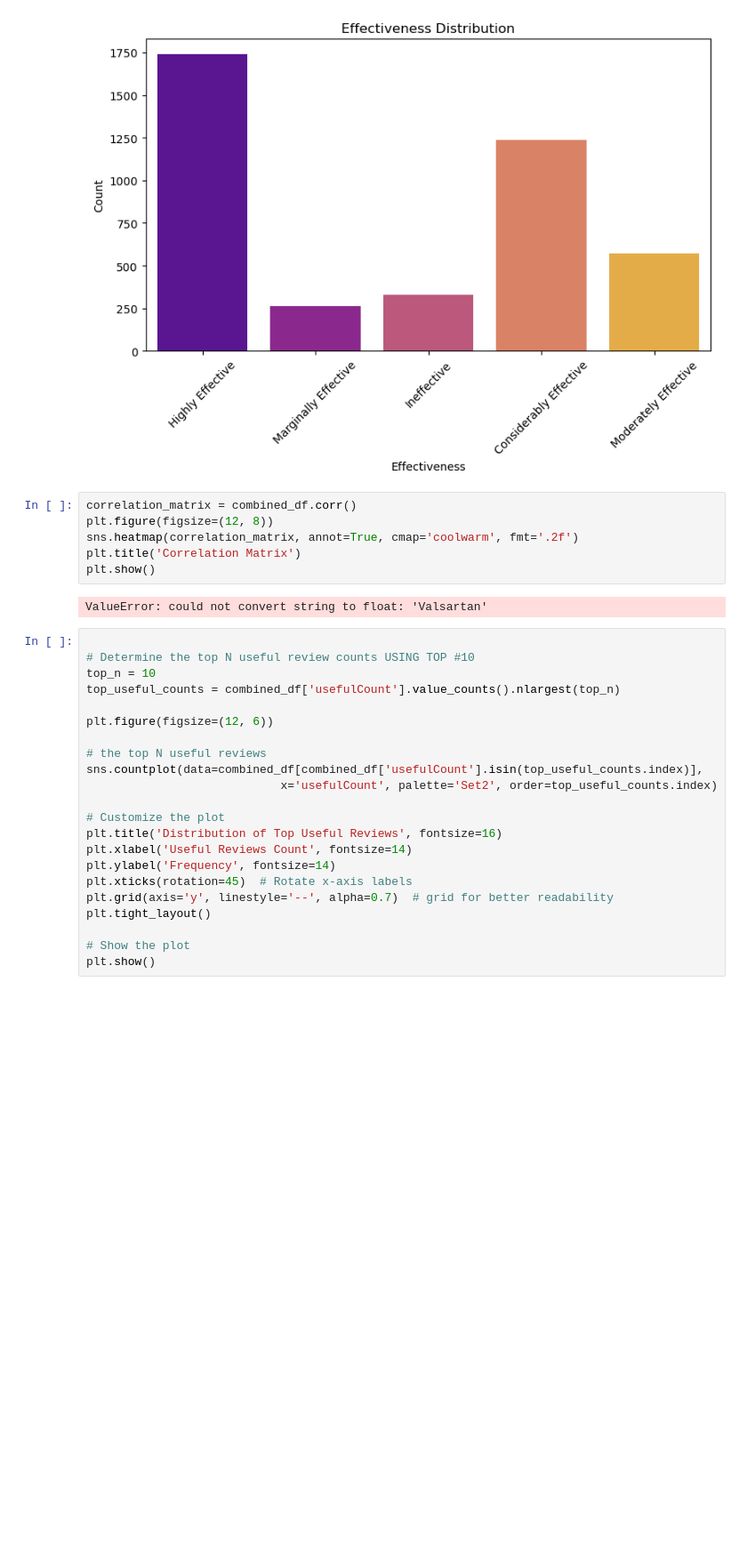
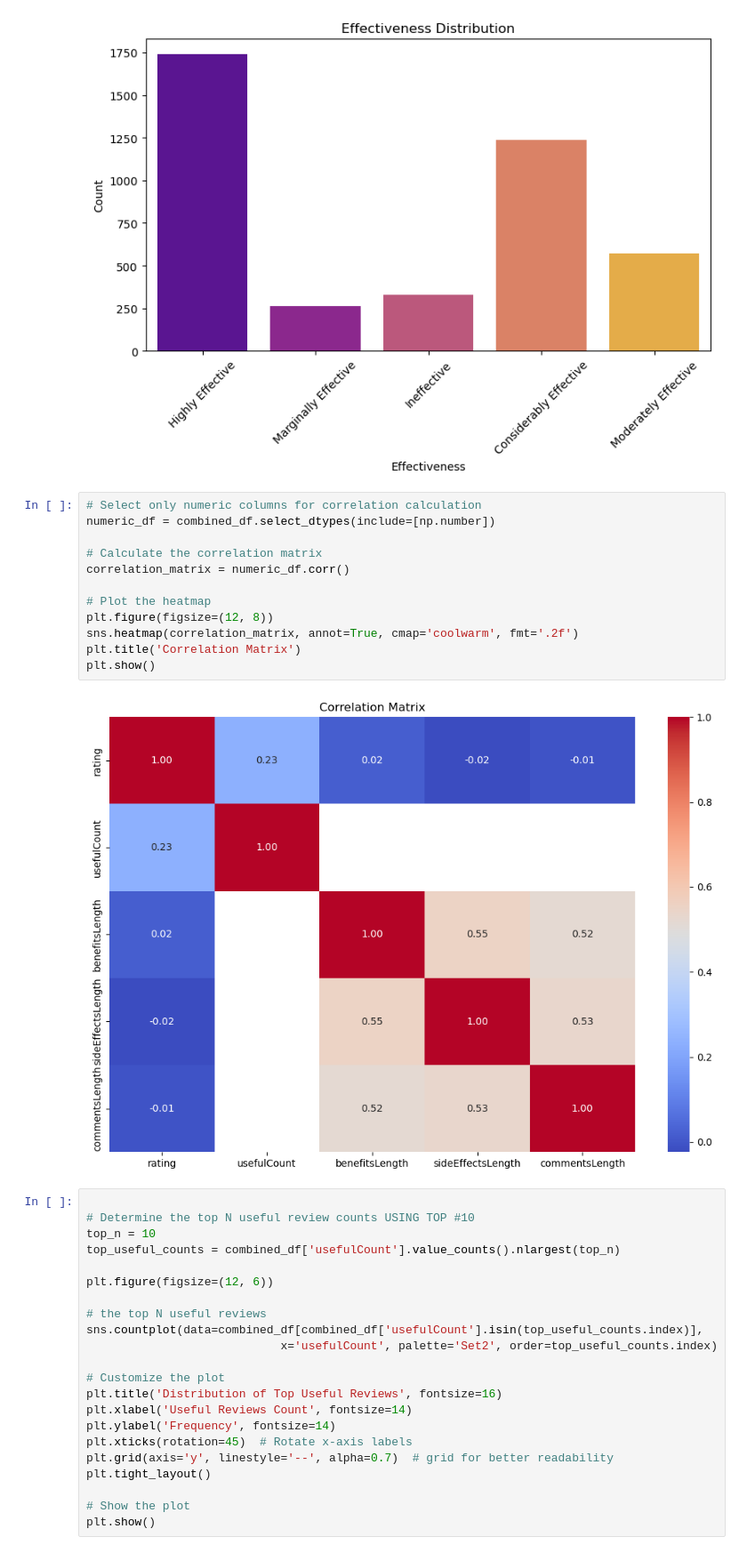
Before and after one commit to sofiecook/ds4420finalproj, a Jupyter notebook: DS4420-starter code.ipynb, the cells around one changed output. Shown at 89% size. Cells and saved outputs as stored; diff of their text form; blank space fills up the shorter version.

```diff
--- a/DS4420-starter code.ipynb
+++ b/DS4420-starter code.ipynb
@@ -143,13 +143,19 @@ Passing `palette` without assigning `hue` is deprecated and will be removed in v
   sns.countplot(data=combined_df, x='effectiveness', palette='plasma')
 [figure]
 # %%
-correlation_matrix = combined_df.corr()
+# Select only numeric columns for correlation calculation
+numeric_df = combined_df.select_dtypes(include=[np.number])
+
+# Calculate the correlation matrix
+correlation_matrix = numeric_df.corr()
+
+# Plot the heatmap
 plt.figure(figsize=(12, 8))
 sns.heatmap(correlation_matrix, annot=True, cmap='coolwarm', fmt='.2f')
 plt.title('Correlation Matrix')
 plt.show()
 # %% [output]
-ValueError: could not convert string to float: 'Valsartan'
+[figure, added]
 # %%
 
 # Determine the top N useful review counts USING TOP #10
```
Also changed, not shown: parts of 8 cells of this notebook.
